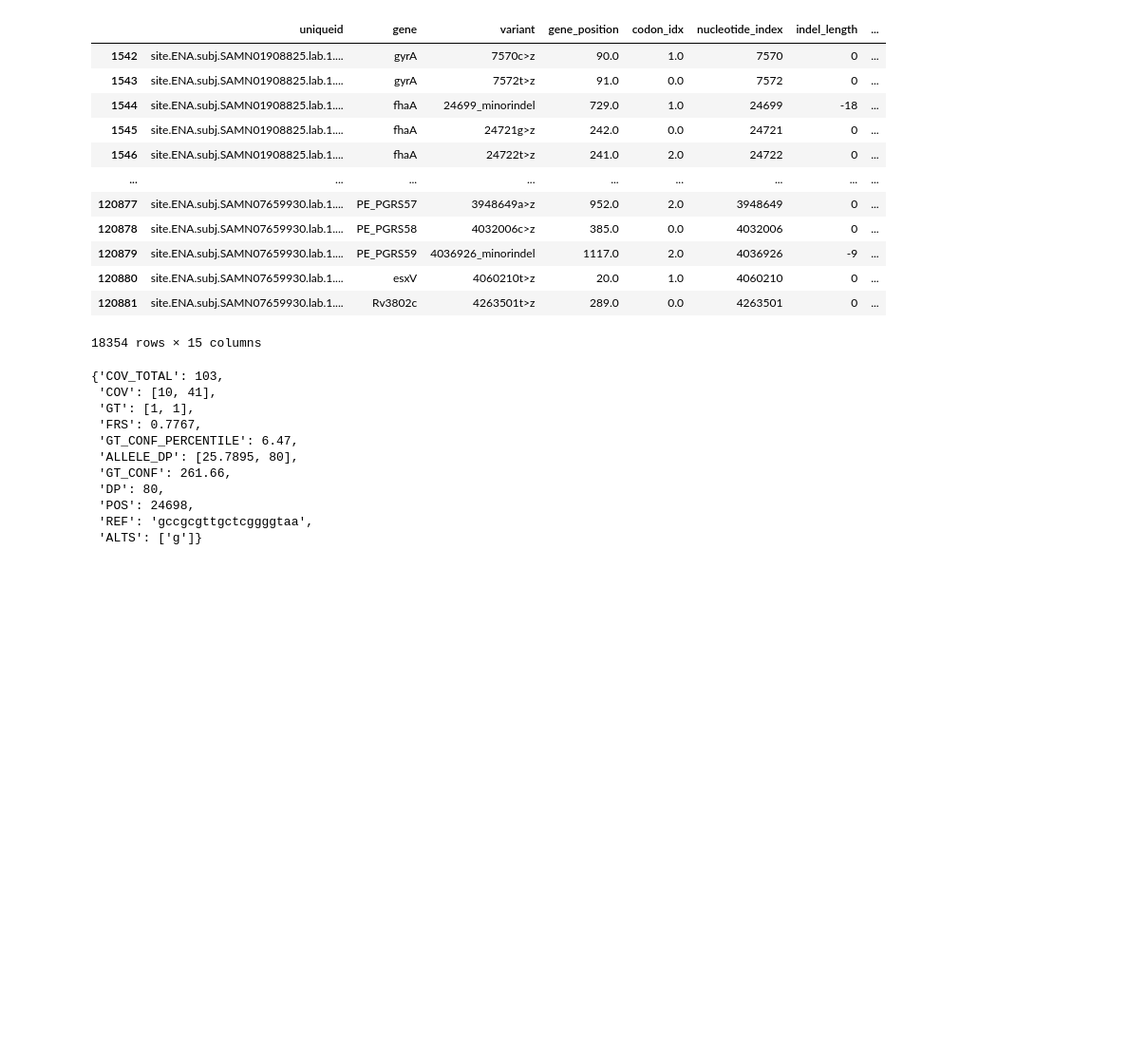
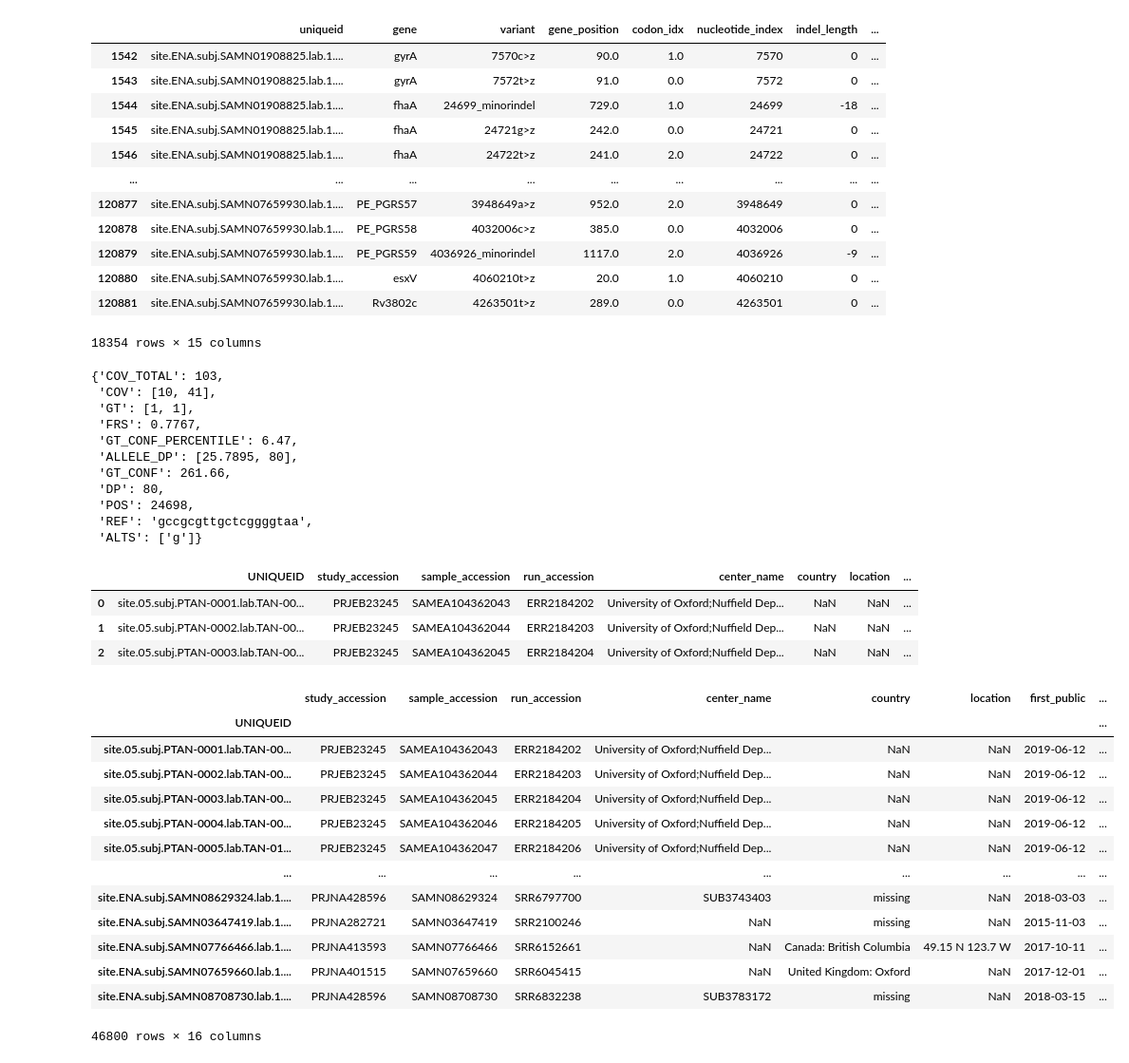
Before and after one commit to fowler-lab/pathogena-analysis-tools, a Jupyter notebook: tables/sandbox.ipynb, the cells around one changed output. Shown: that part at 95% size. Drawn from its saved outputs; the diff is of its cells as text; code cells hidden in the pictures; blank space fills up the shorter version.

Commit message:
refactor lookup CSV

```diff
--- a/tables/sandbox.ipynb
+++ b/tables/sandbox.ipynb
@@ -367,3 +367,36 @@ json.loads(a.values[0])
  'POS': 24698,
  'REF': 'gccgcgttgctcggggtaa',
  'ALTS': ['g']}
+# %%
+lookup = pandas.read_csv('../data/ENA_EXTRACT.csv.gz')
+lookup[:3]
+# %% [output]
+|  | UNIQUEID | study_accession | sample_accession | run_accession | center_name | country | location | ... |
+| 0 | site.05.subj.PTAN-0001.lab.TAN-00... | PRJEB23245 | SAMEA104362043 | ERR2184202 | University of Oxford;Nuffield Dep... | NaN | NaN | ... |
+| 1 | site.05.subj.PTAN-0002.lab.TAN-00... | PRJEB23245 | SAMEA104362044 | ERR2184203 | University of Oxford;Nuffield Dep... | NaN | NaN | ... |
+| 2 | site.05.subj.PTAN-0003.lab.TAN-00... | PRJEB23245 | SAMEA104362045 | ERR2184204 | University of Oxford;Nuffield Dep... | NaN | NaN | ... |
+# %%
+lookup["has_effects"] = False
+lookup["has_variants"] = False
+lookup["has_mutations"] = False
+lookup["has_predictions"] = False
+lookup["has_main_report"] = False
+lookup["in_mapping_file"] = False
+lookup.set_index("UNIQUEID", inplace=True)
+# %%
+lookup
+# %% [output]
+|  | study_accession | sample_accession | run_accession | center_name | country | location | first_public | ... |
+| UNIQUEID |  |  |  |  |  |  |  | ... |
+| site.05.subj.PTAN-0001.lab.TAN-00... | PRJEB23245 | SAMEA104362043 | ERR2184202 | University of Oxford;Nuffield Dep... | NaN | NaN | 2019-06-12 | ... |
+| site.05.subj.PTAN-0002.lab.TAN-00... | PRJEB23245 | SAMEA104362044 | ERR2184203 | University of Oxford;Nuffield Dep... | NaN | NaN | 2019-06-12 | ... |
+| site.05.subj.PTAN-0003.lab.TAN-00... | PRJEB23245 | SAMEA104362045 | ERR2184204 | University of Oxford;Nuffield Dep... | NaN | NaN | 2019-06-12 | ... |
+| site.05.subj.PTAN-0004.lab.TAN-00... | PRJEB23245 | SAMEA104362046 | ERR2184205 | University of Oxford;Nuffield Dep... | NaN | NaN | 2019-06-12 | ... |
+| site.05.subj.PTAN-0005.lab.TAN-01... | PRJEB23245 | SAMEA104362047 | ERR2184206 | University of Oxford;Nuffield Dep... | NaN | NaN | 2019-06-12 | ... |
+| ... | ... | ... | ... | ... | ... | ... | ... | ... |
+| site.ENA.subj.SAMN08629324.lab.1.... | PRJNA428596 | SAMN08629324 | SRR6797700 | SUB3743403 | missing | NaN | 2018-03-03 | ... |
+| site.ENA.subj.SAMN03647419.lab.1.... | PRJNA282721 | SAMN03647419 | SRR2100246 | NaN | missing | NaN | 2015-11-03 | ... |
+| site.ENA.subj.SAMN07766466.lab.1.... | PRJNA413593 | SAMN07766466 | SRR6152661 | NaN | Canada: British Columbia | 49.15 N 123.7 W | 2017-10-11 | ... |
+| site.ENA.subj.SAMN07659660.lab.1.... | PRJNA401515 | SAMN07659660 | SRR6045415 | NaN | United Kingdom: Oxford | NaN | 2017-12-01 | ... |
+| site.ENA.subj.SAMN08708730.lab.1.... | PRJNA428596 | SAMN08708730 | SRR6832238 | SUB3783172 | missing | NaN | 2018-03-15 | ... |
+46800 rows × 16 columns
```
Also changed, not shown: parts of 1 cell of this notebook, 2 other files.
